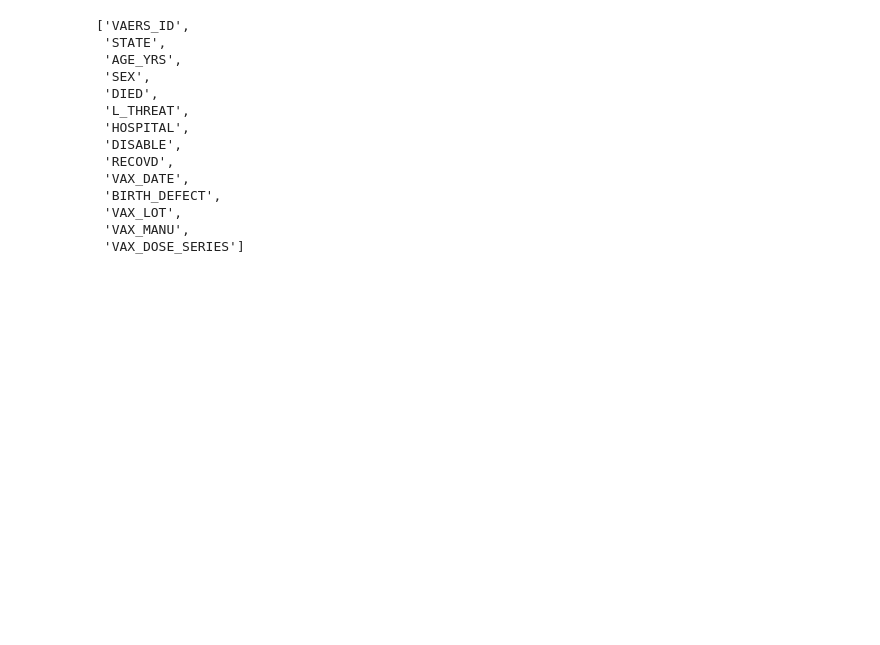
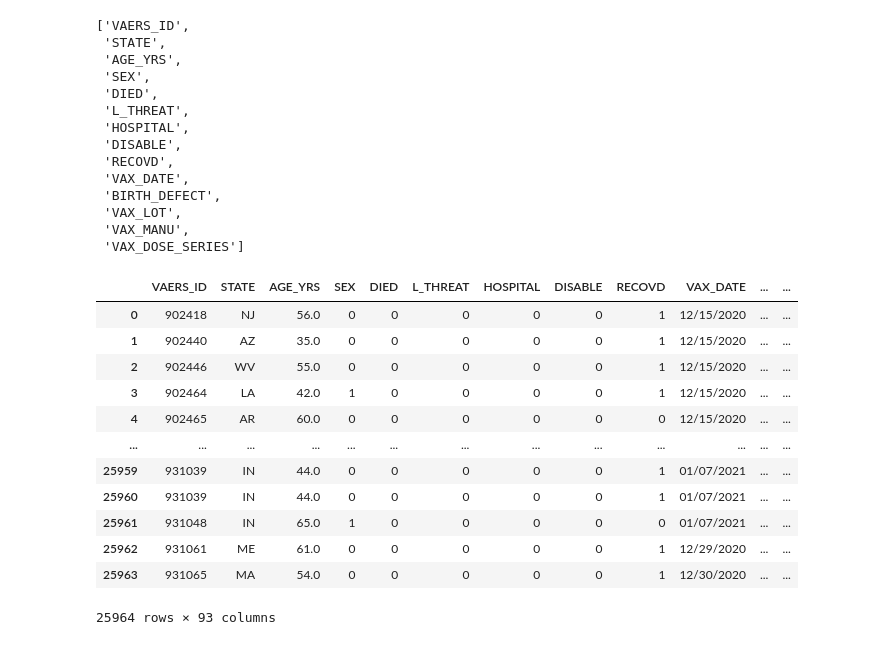
Before and after one commit to irene-sifre/COVID-Data-Analytics, a Jupyter notebook: Notebooks/4_Process_SQL_Data.ipynb, the cells around one changed output. Cells and saved outputs as stored; diff of their text form; code cells hidden in the pictures; blank space fills up the shorter version.

```diff
--- a/Notebooks/4_Process_SQL_Data.ipynb
+++ b/Notebooks/4_Process_SQL_Data.ipynb
@@ -126,3 +182,21 @@ original_cols
  'VAX_DOSE_SERIES']
 # %%
 columns_to_keep = original_cols + symptoms_to_keep
+# %%
+df_processed = df[columns_to_keep]
+# %%
+df_processed
+# %% [output]
+|  | VAERS_ID | STATE | AGE_YRS | SEX | DIED | L_THREAT | HOSPITAL | DISABLE | RECOVD | VAX_DATE | ... | ... |
+| 0 | 902418 | NJ | 56.0 | 0 | 0 | 0 | 0 | 0 | 1 | 12/15/2020 | ... | ... |
+| 1 | 902440 | AZ | 35.0 | 0 | 0 | 0 | 0 | 0 | 1 | 12/15/2020 | ... | ... |
+| 2 | 902446 | WV | 55.0 | 0 | 0 | 0 | 0 | 0 | 1 | 12/15/2020 | ... | ... |
+| 3 | 902464 | LA | 42.0 | 1 | 0 | 0 | 0 | 0 | 1 | 12/15/2020 | ... | ... |
+| 4 | 902465 | AR | 60.0 | 0 | 0 | 0 | 0 | 0 | 0 | 12/15/2020 | ... | ... |
+| ... | ... | ... | ... | ... | ... | ... | ... | ... | ... | ... | ... | ... |
+| 25959 | 931039 | IN | 44.0 | 0 | 0 | 0 | 0 | 0 | 1 | 01/07/2021 | ... | ... |
+| 25960 | 931039 | IN | 44.0 | 0 | 0 | 0 | 0 | 0 | 1 | 01/07/2021 | ... | ... |
+| 25961 | 931048 | IN | 65.0 | 1 | 0 | 0 | 0 | 0 | 0 | 01/07/2021 | ... | ... |
+| 25962 | 931061 | ME | 61.0 | 0 | 0 | 0 | 0 | 0 | 1 | 12/29/2020 | ... | ... |
+| 25963 | 931065 | MA | 54.0 | 0 | 0 | 0 | 0 | 0 | 1 | 12/30/2020 | ... | ... |
+25964 rows × 93 columns
```
Also changed, not shown: parts of 15 cells of this notebook, 1 other file.
